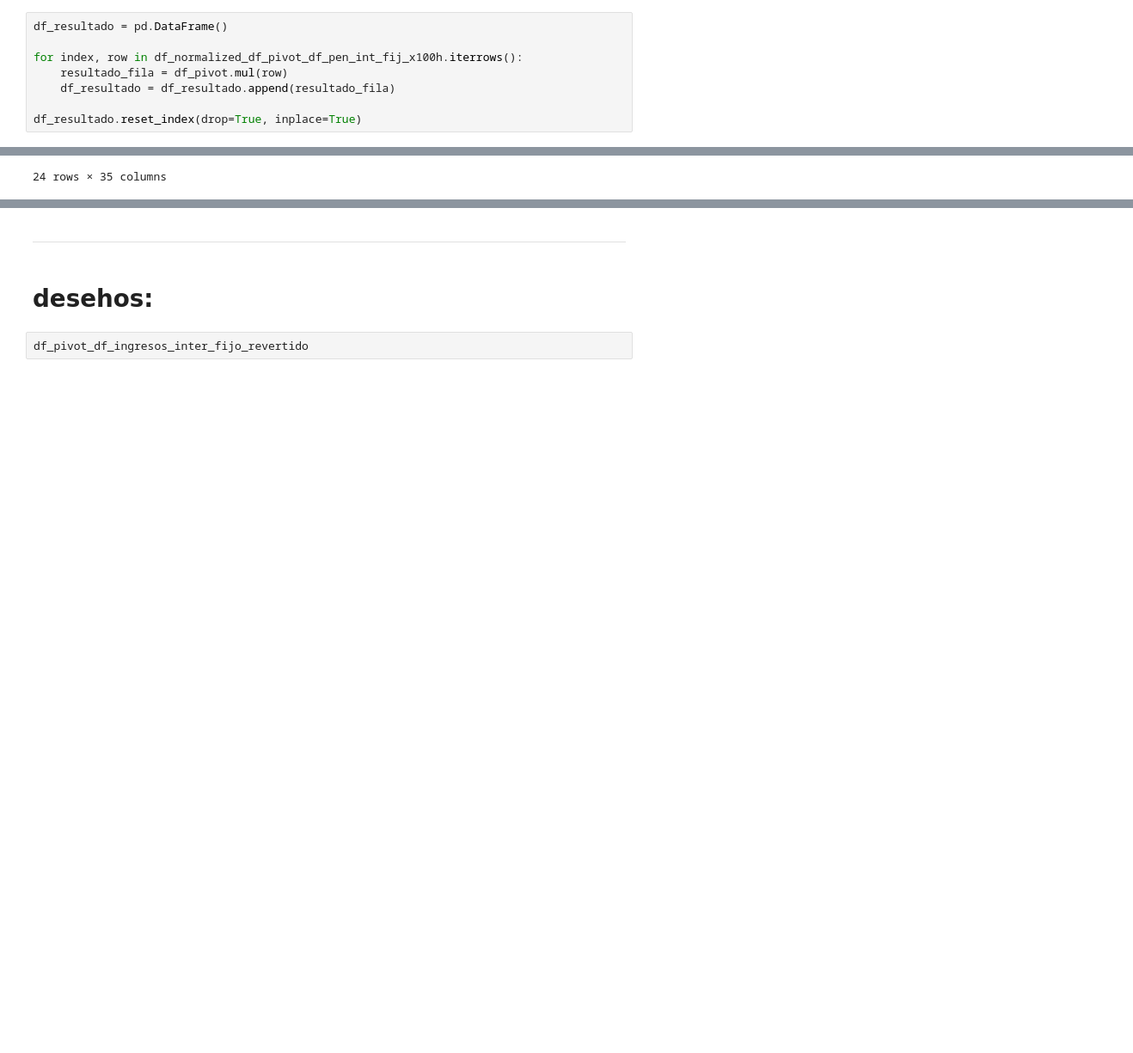
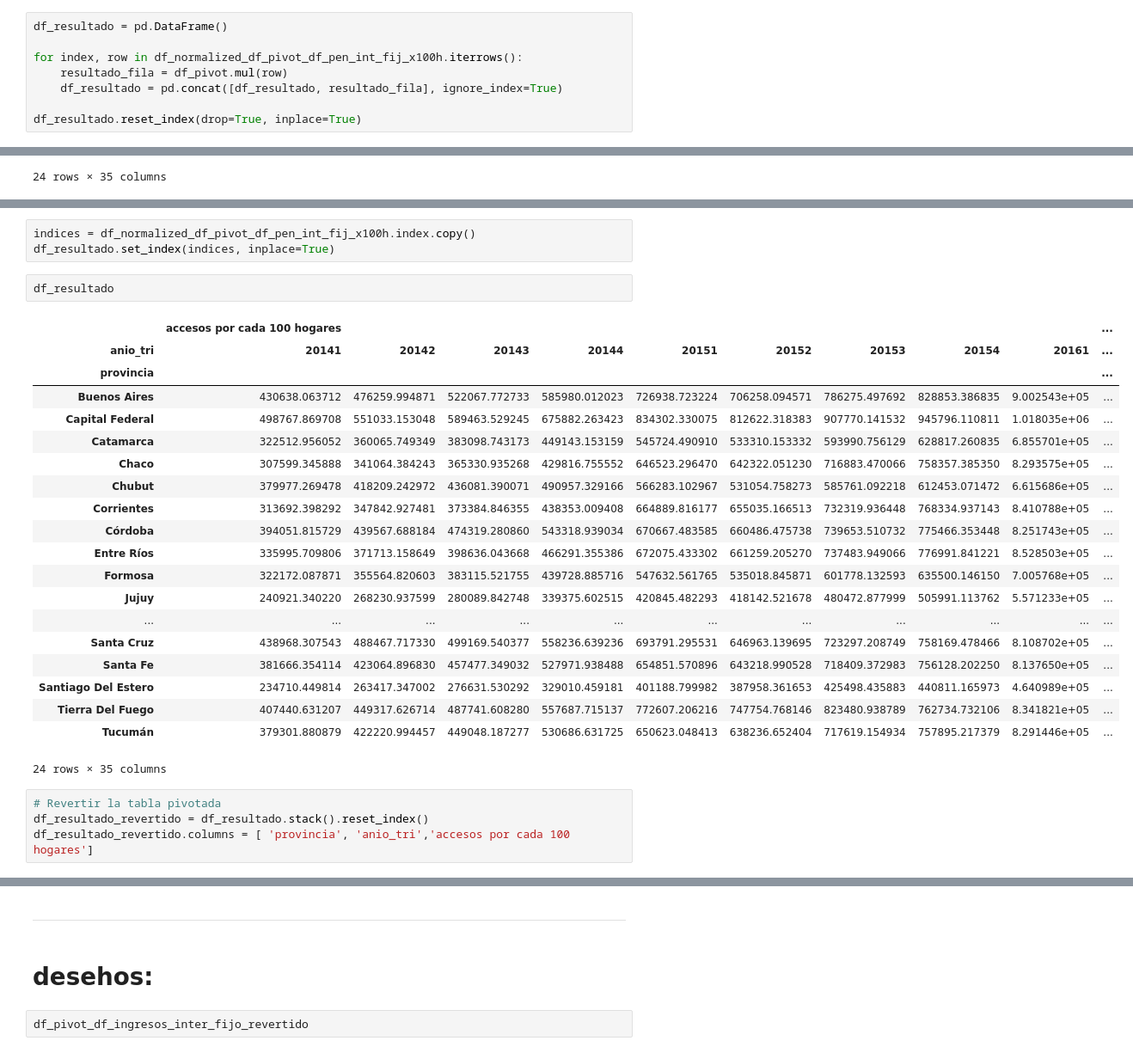
Before and after one commit to Lucaramallo/Empresa_telecomunicaciones, a Jupyter notebook: ETLs/ETL_ingresos_x_provincia_sint.ipynb, the cells around one changed output, grey strips where cells are left out. Shown at 86% size. Drawn from its saved outputs; the diff is of its cells as text; blank space fills up the shorter version.

Commit message:
logrado listo para guardar a csv ingresos por provincia, falta machinelearning y  el guardarlo obvio, ...

```diff
--- a/ETLs/ETL_ingresos_x_provincia_sint.ipynb
+++ b/ETLs/ETL_ingresos_x_provincia_sint.ipynb
@@ -237,7 +237,7 @@ df_resultado = pd.DataFrame()
 
 for index, row in df_normalized_df_pivot_df_pen_int_fij_x100h.iterrows():
     resultado_fila = df_pivot.mul(row)
-    df_resultado = df_resultado.append(resultado_fila)
+    df_resultado = pd.concat([df_resultado, resultado_fila], ignore_index=True)
 
 df_resultado.reset_index(drop=True, inplace=True)
 # %%
@@ -264,0 +287,30 @@ df_resultado
+# %%
+indices = df_normalized_df_pivot_df_pen_int_fij_x100h.index.copy()
+df_resultado.set_index(indices, inplace=True)
+# %%
+df_resultado
+# %% [output]
+|  | accesos por cada 100 hogares |  |  |  |  |  |  |  |  | ... |
+| anio_tri | 20141 | 20142 | 20143 | 20144 | 20151 | 20152 | 20153 | 20154 | 20161 | ... |
+| provincia |  |  |  |  |  |  |  |  |  | ... |
+| Buenos Aires | 430638.063712 | 476259.994871 | 522067.772733 | 585980.012023 | 726938.723224 | 706258.094571 | 786275.497692 | 828853.386835 | 9.002543e+05 | ... |
+| Capital Federal | 498767.869708 | 551033.153048 | 589463.529245 | 675882.263423 | 834302.330075 | 812622.318383 | 907770.141532 | 945796.110811 | 1.018035e+06 | ... |
+| Catamarca | 322512.956052 | 360065.749349 | 383098.743173 | 449143.153159 | 545724.490910 | 533310.153332 | 593990.756129 | 628817.260835 | 6.855701e+05 | ... |
+| Chaco | 307599.345888 | 341064.384243 | 365330.935268 | 429816.755552 | 646523.296470 | 642322.051230 | 716883.470066 | 758357.385350 | 8.293575e+05 | ... |
+| Chubut | 379977.269478 | 418209.242972 | 436081.390071 | 490957.329166 | 566283.102967 | 531054.758273 | 585761.092218 | 612453.071472 | 6.615686e+05 | ... |
+| Corrientes | 313692.398292 | 347842.927481 | 373384.846355 | 438353.009408 | 664889.816177 | 655035.166513 | 732319.936448 | 768334.937143 | 8.410788e+05 | ... |
+| Córdoba | 394051.815729 | 439567.688184 | 474319.280860 | 543318.939034 | 670667.483585 | 660486.475738 | 739653.510732 | 775466.353448 | 8.251743e+05 | ... |
+| Entre Ríos | 335995.709806 | 371713.158649 | 398636.043668 | 466291.355386 | 672075.433302 | 661259.205270 | 737483.949066 | 776991.841221 | 8.528503e+05 | ... |
+| Formosa | 322172.087871 | 355564.820603 | 383115.521755 | 439728.885716 | 547632.561765 | 535018.845871 | 601778.132593 | 635500.146150 | 7.005768e+05 | ... |
+| Jujuy | 240921.340220 | 268230.937599 | 280089.842748 | 339375.602515 | 420845.482293 | 418142.521678 | 480472.877999 | 505991.113762 | 5.571233e+05 | ... |
+| ... | ... | ... | ... | ... | ... | ... | ... | ... | ... | ... |
+| Santa Cruz | 438968.307543 | 488467.717330 | 499169.540377 | 558236.639236 | 693791.295531 | 646963.139695 | 723297.208749 | 758169.478466 | 8.108702e+05 | ... |
+| Santa Fe | 381666.354114 | 423064.896830 | 457477.349032 | 527971.938488 | 654851.570896 | 643218.990528 | 718409.372983 | 756128.202250 | 8.137650e+05 | ... |
+| Santiago Del Estero | 234710.449814 | 263417.347002 | 276631.530292 | 329010.459181 | 401188.799982 | 387958.361653 | 425498.435883 | 440811.165973 | 4.640989e+05 | ... |
+| Tierra Del Fuego | 407440.631207 | 449317.626714 | 487741.608280 | 557687.715137 | 772607.206216 | 747754.768146 | 823480.938789 | 762734.732106 | 8.341821e+05 | ... |
+| Tucumán | 379301.880879 | 422220.994457 | 449048.187277 | 530686.631725 | 650623.048413 | 638236.652404 | 717619.154934 | 757895.217379 | 8.291446e+05 | ... |
+24 rows × 35 columns
+# %%
+# Revertir la tabla pivotada
+df_resultado_revertido = df_resultado.stack().reset_index()
+df_resultado_revertido.columns = [ 'provincia', 'anio_tri','accesos por cada 100 hogares']
```
Also changed, not shown: parts of 3 cells of this notebook.
